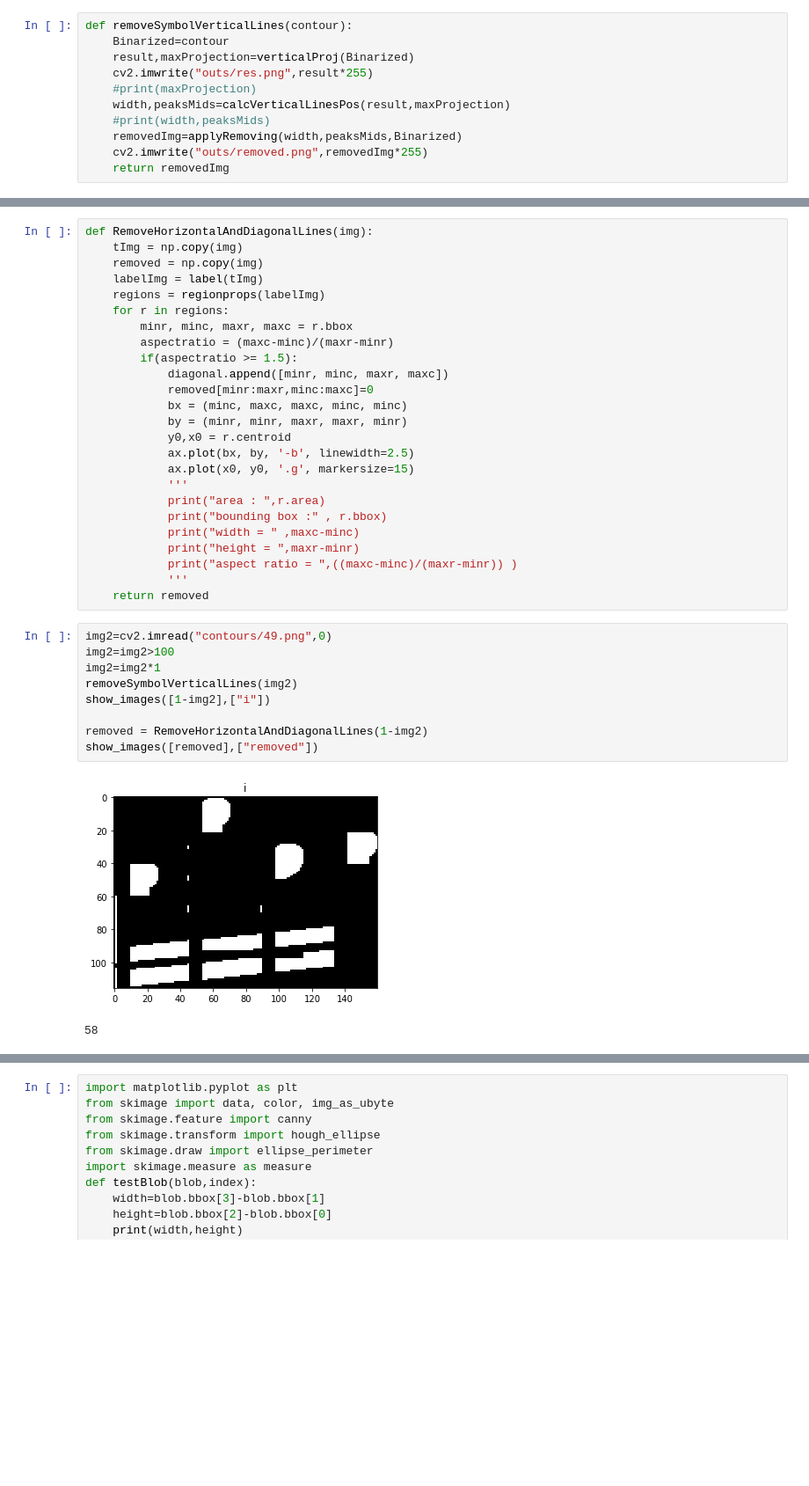
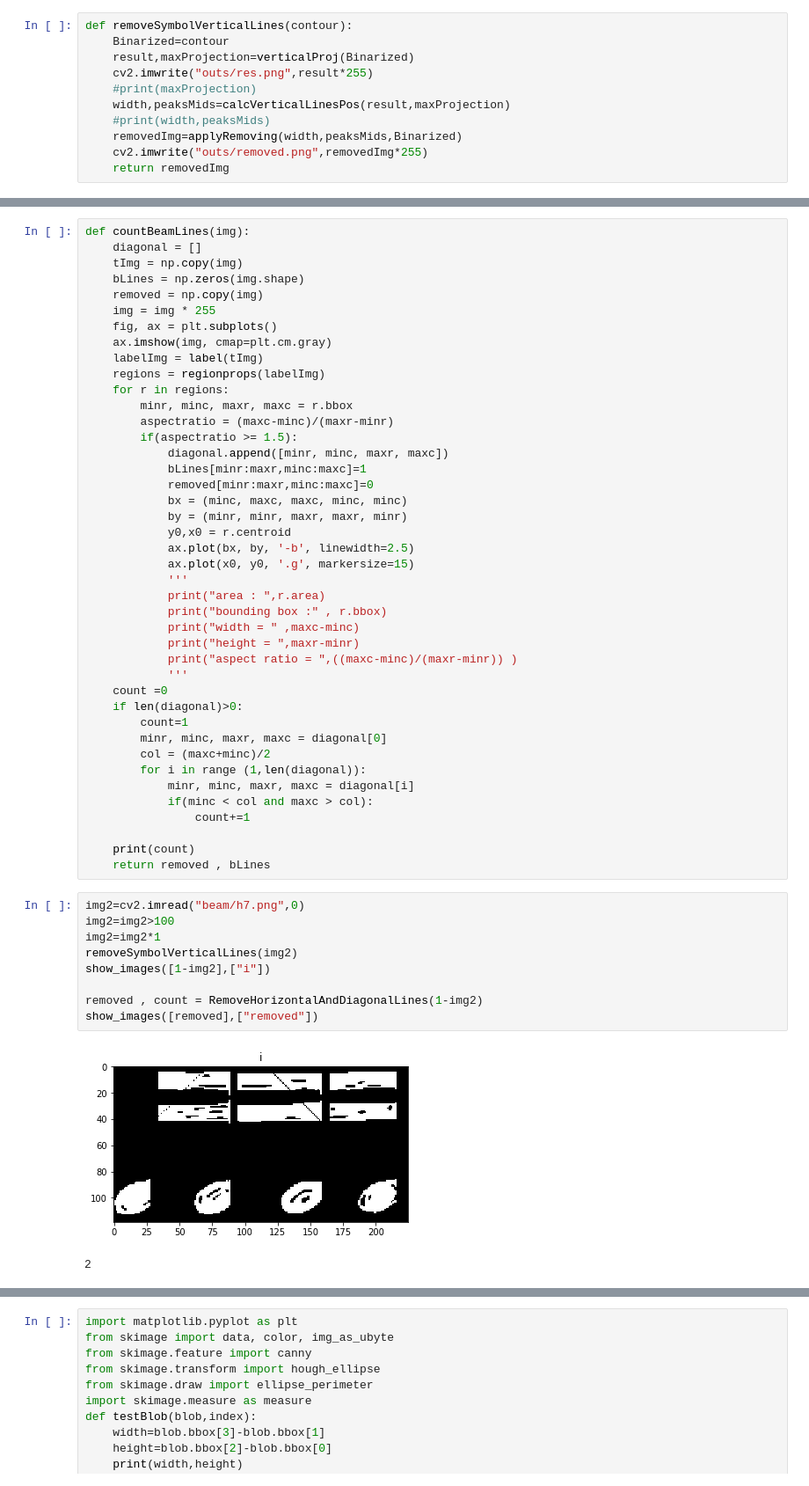
Before and after one commit to nadaabdelmaboud/Sm3ni, a Jupyter notebook: StaffRemoval/verticalLines.ipynb, the cells around one changed output, grey strips where cells are left out. Shown at 88% size. Cells and saved outputs as stored; diff of their text form; blank space fills up the shorter version.

Commit message:
count of beam lines added

```diff
--- a/StaffRemoval/verticalLines.ipynb
+++ b/StaffRemoval/verticalLines.ipynb
@@ -100,7 +124,12 @@ def removeSymbolVerticalLines(contour):
 # %%
-def RemoveHorizontalAndDiagonalLines(img):
+def countBeamLines(img):
+    diagonal = []
     tImg = np.copy(img)
+    bLines = np.zeros(img.shape)
     removed = np.copy(img)
+    img = img * 255
+    fig, ax = plt.subplots()
+    ax.imshow(img, cmap=plt.cm.gray)
     labelImg = label(tImg)
     regions = regionprops(labelImg)
     for r in regions:
@@ -108,6 +137,7 @@ def RemoveHorizontalAndDiagonalLines(img):
         aspectratio = (maxc-minc)/(maxr-minr)
         if(aspectratio >= 1.5):
             diagonal.append([minr, minc, maxr, maxc])
+            bLines[minr:maxr,minc:maxc]=1
             removed[minr:maxr,minc:maxc]=0
             bx = (minc, maxc, maxc, minc, minc)
             by = (minr, minr, maxr, maxr, minr)
@@ -121,16 +151,27 @@ def RemoveHorizontalAndDiagonalLines(img):
             print("height = ",maxr-minr)
             print("aspect ratio = ",((maxc-minc)/(maxr-minr)) )
             '''
-    return removed
+    count =0
+    if len(diagonal)>0:
+        count=1
+        minr, minc, maxr, maxc = diagonal[0]
+        col = (maxc+minc)/2
+        for i in range (1,len(diagonal)):
+            minr, minc, maxr, maxc = diagonal[i]
+            if(minc < col and maxc > col):
+                count+=1
+
+    print(count)
+    return removed , bLines
 # %%
-img2=cv2.imread("contours/49.png",0)
+img2=cv2.imread("beam/h7.png",0)
 img2=img2>100
 img2=img2*1
 removeSymbolVerticalLines(img2)
 show_images([1-img2],["i"])
 
-removed = RemoveHorizontalAndDiagonalLines(1-img2)
+removed , count = RemoveHorizontalAndDiagonalLines(1-img2)
 show_images([removed],["removed"])
 # %% [output]
-[figure, old version]
+[figure, new version]
-58
+2
```
Also changed, not shown: parts of 2 cells of this notebook, 10 other files.
